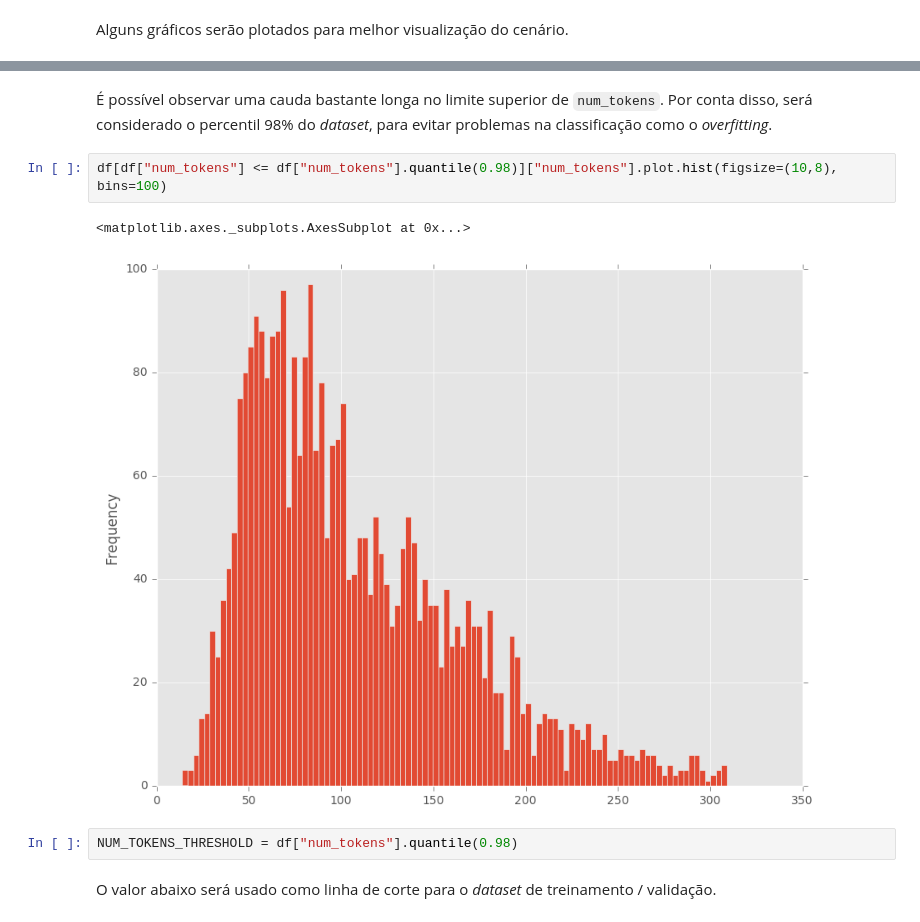
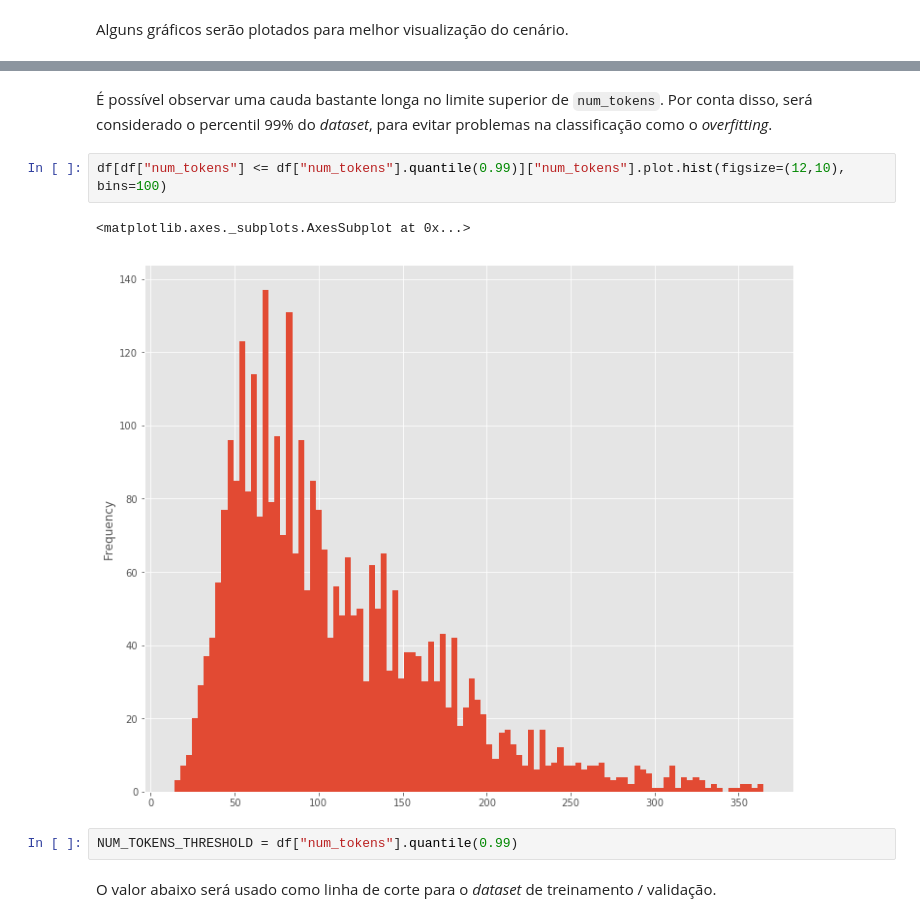
Before and after one commit to wespatrocinio/music_genre_classification, a Jupyter notebook: notebooks/music_genre_classification.ipynb, the cells around one changed output, grey strips where cells are left out. Saved outputs shown, nothing was run; the diff lists cells and outputs as text.

```diff
--- a/notebooks/music_genre_classification.ipynb
+++ b/notebooks/music_genre_classification.ipynb
@@ -190,12 +203,12 @@ df["num_tokens"].plot.hist(figsize=(10,8), bins=100)
 # %% [markdown]
-É possível observar uma cauda bastante longa no limite superior de `num_tokens`. Por conta disso, será considerado o percentil 98% do _dataset_, para evitar problemas na classificação como o _overfitting_.
+É possível observar uma cauda bastante longa no limite superior de `num_tokens`. Por conta disso, será considerado o percentil 99% do _dataset_, para evitar problemas na classificação como o _overfitting_.
 # %%
-df[df["num_tokens"] <= df["num_tokens"].quantile(0.98)]["num_tokens"].plot.hist(figsize=(10,8), bins=100)
+df[df["num_tokens"] <= df["num_tokens"].quantile(0.99)]["num_tokens"].plot.hist(figsize=(12,10), bins=100)
 # %% [output]
 <matplotlib.axes._subplots.AxesSubplot at 0x...>
-[figure, old version]
+[figure, new version]
 # %%
-NUM_TOKENS_THRESHOLD = df["num_tokens"].quantile(0.98)
+NUM_TOKENS_THRESHOLD = df["num_tokens"].quantile(0.99)
 # %% [markdown]
 O valor abaixo será usado como linha de corte para o _dataset_ de treinamento / validação.
 # %%
```
Also changed, not shown: parts of 41 cells of this notebook, 13 other files.
